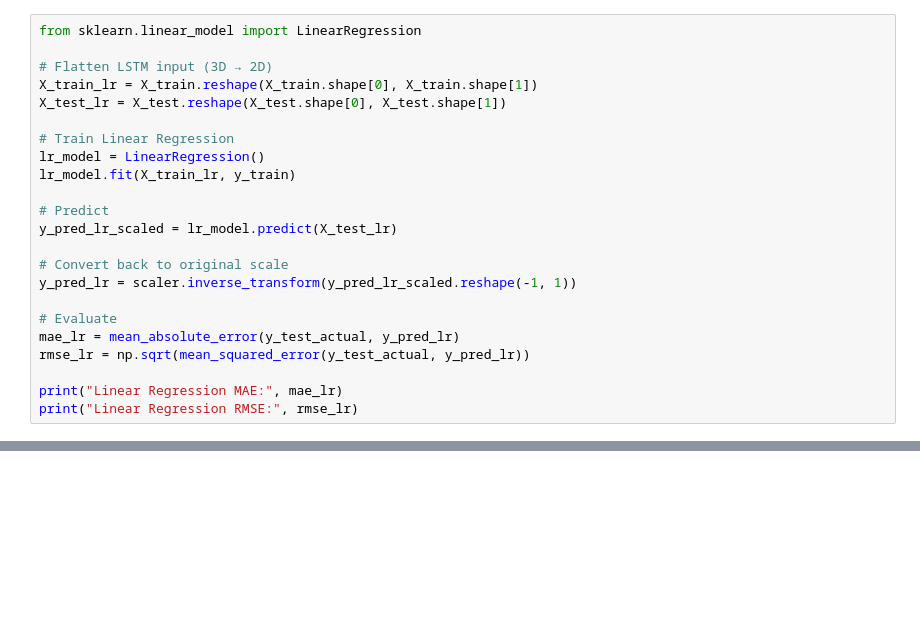
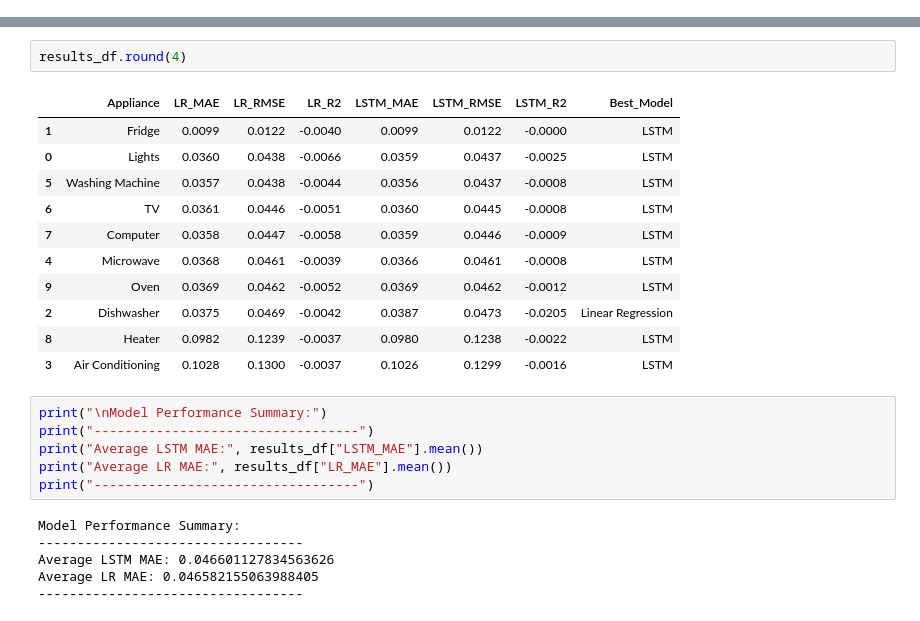
Before and after one commit to springboardmentor14065l/Smart-Energy-Consumption-Analysis-and-Prediction-using-Machine-Learning-with-Device-Level-Insights, a Jupyter notebook: Week 5-6/LSTM_Model.ipynb, the cells around one changed output, grey strips where cells are left out. Saved outputs shown, nothing was run; the diff lists cells and outputs as text; blank space fills up the shorter version.

```diff
--- a/Week 5-6/LSTM_Model.ipynb
+++ b/Week 5-6/LSTM_Model.ipynb
@@ -157,23 +40,0 @@ WARNING:absl:You are saving your model as an HDF5 file via `model.save()` or `ke
-# %%
-from sklearn.linear_model import LinearRegression
-
-# Flatten LSTM input (3D → 2D)
-X_train_lr = X_train.reshape(X_train.shape[0], X_train.shape[1])
-X_test_lr = X_test.reshape(X_test.shape[0], X_test.shape[1])
-
-# Train Linear Regression
-lr_model = LinearRegression()
-lr_model.fit(X_train_lr, y_train)
-
-# Predict
-y_pred_lr_scaled = lr_model.predict(X_test_lr)
-
-# Convert back to original scale
-y_pred_lr = scaler.inverse_transform(y_pred_lr_scaled.reshape(-1, 1))
-
-# Evaluate
-mae_lr = mean_absolute_error(y_test_actual, y_pred_lr)
-rmse_lr = np.sqrt(mean_squared_error(y_test_actual, y_pred_lr))
-
-print("Linear Regression MAE:", mae_lr)
-print("Linear Regression RMSE:", rmse_lr)
@@ -208,0 +245,26 @@ plt.show()
+# %%
+results_df.round(4)
+# %% [output]
+|  | Appliance | LR_MAE | LR_RMSE | LR_R2 | LSTM_MAE | LSTM_RMSE | LSTM_R2 | Best_Model |
+| 1 | Fridge | 0.0099 | 0.0122 | -0.0040 | 0.0099 | 0.0122 | -0.0000 | LSTM |
+| 0 | Lights | 0.0360 | 0.0438 | -0.0066 | 0.0359 | 0.0437 | -0.0025 | LSTM |
+| 5 | Washing Machine | 0.0357 | 0.0438 | -0.0044 | 0.0356 | 0.0437 | -0.0008 | LSTM |
+| 6 | TV | 0.0361 | 0.0446 | -0.0051 | 0.0360 | 0.0445 | -0.0008 | LSTM |
+| 7 | Computer | 0.0358 | 0.0447 | -0.0058 | 0.0359 | 0.0446 | -0.0009 | LSTM |
+| 4 | Microwave | 0.0368 | 0.0461 | -0.0039 | 0.0366 | 0.0461 | -0.0008 | LSTM |
+| 9 | Oven | 0.0369 | 0.0462 | -0.0052 | 0.0369 | 0.0462 | -0.0012 | LSTM |
+| 2 | Dishwasher | 0.0375 | 0.0469 | -0.0042 | 0.0387 | 0.0473 | -0.0205 | Linear Regression |
+| 8 | Heater | 0.0982 | 0.1239 | -0.0037 | 0.0980 | 0.1238 | -0.0022 | LSTM |
+| 3 | Air Conditioning | 0.1028 | 0.1300 | -0.0037 | 0.1026 | 0.1299 | -0.0016 | LSTM |
+# %%
+print("\nModel Performance Summary:")
+print("----------------------------------")
+print("Average LSTM MAE:", results_df["LSTM_MAE"].mean())
+print("Average LR MAE:", results_df["LR_MAE"].mean())
+print("----------------------------------")
+# %% [output]
+Model Performance Summary:
+----------------------------------
+Average LSTM MAE: 0.046601127834563626
+Average LR MAE: 0.046582155063988405
+----------------------------------
```
Also changed, not shown: parts of 20 cells of this notebook, 46 other files.
